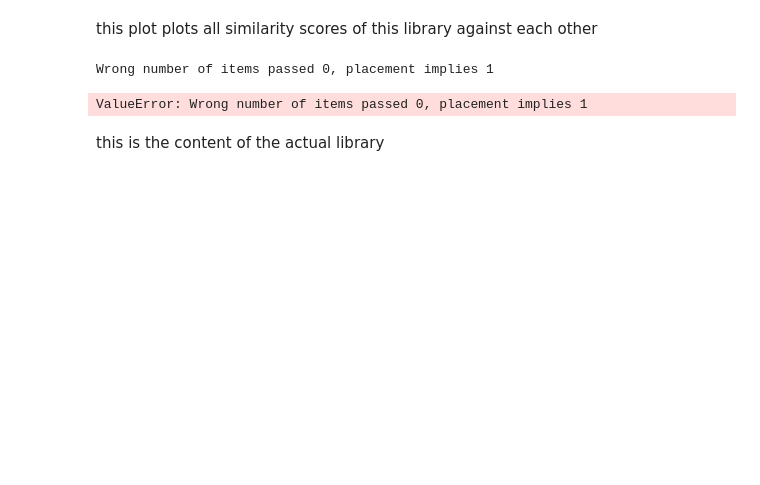
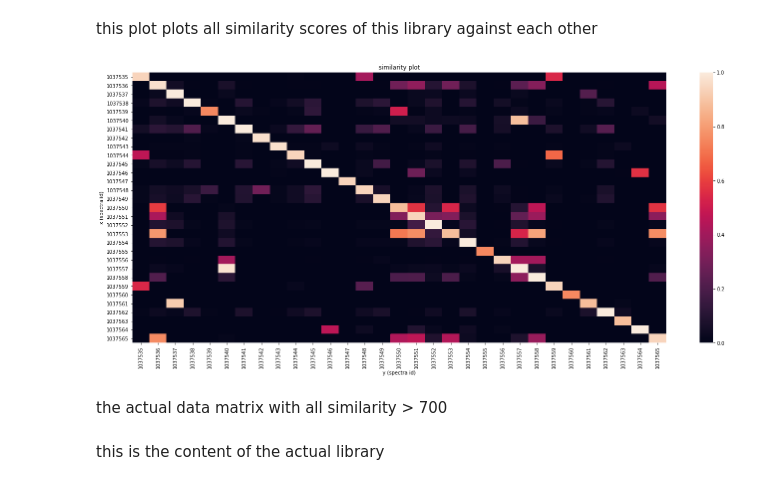
Before and after one commit to metabolomics-us/carpy, a Jupyter notebook: lcb/lcb/cisvis/visualizeSpectraLibrary.ipynb, the cells around one changed output. Saved outputs shown, nothing was run; the diff lists cells and outputs as text; code cells hidden in the pictures; blank space fills up the shorter version.

```diff
--- a/lcb/lcb/cisvis/visualizeSpectraLibrary.ipynb
+++ b/lcb/lcb/cisvis/visualizeSpectraLibrary.ipynb
@@ -1,7 +1,9 @@
 # %%
 %matplotlib inline
 import matplotlib.pyplot as plt
-plt.rcParams['figure.figsize'] = [12, 5]
+width = 24
+height = 10
+plt.rcParams['figure.figsize'] = [width,height]
 # %%
 # these are parameterized over papermill
 from cisclient.client import CISClient
@@ -27,13 +29,15 @@ for splash in compounds:
 this plot plots all similarity scores of this library against each other
 # %%
 sim = generate_similarity_plot(data)
+filtered_sim = sim[(sim['score'] > 0.7) & (sim['x (spectra id)'] != sim['y (spectra id)'])]
 lib = to_dataframe(data)
 lib['members'] = lib['splash'].apply(lambda x: list(map(lambda y: client.get_compound(library=library,splash=y),client.get_members(library=library,splash=x,autopage=True))))
 
-lib_to_show = lib.drop(['accurate_mass','spectrum','method','ms_level','required_for_correction','inchi_key','target_type','splash','unique_mass','name'],axis=1)
+lib_to_show = lib.drop(['accurate_mass','spectrum','method','ms_level','required_for_correction','inchi_key','target_type','splash','unique_mass','name','members'],axis=1)
 # %% [output]
-Wrong number of items passed 0, placement implies 1
-ValueError: Wrong number of items passed 0, placement implies 1
+[figure, added]
+# %% [markdown]
+the actual data matrix with all similarity > 700
 # %% [markdown]
 this is the content of the actual library
 # %%
```
Also changed, not shown: parts of 4 cells of this notebook, 3 other files.
